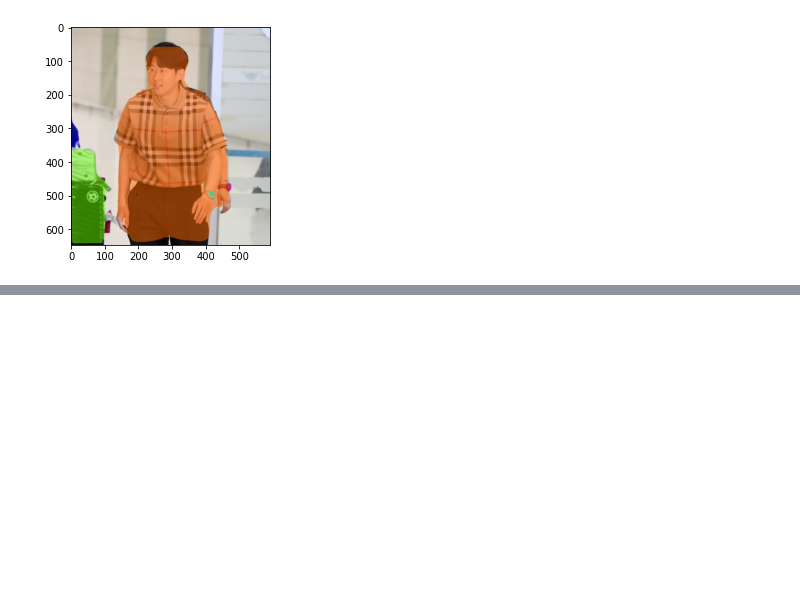
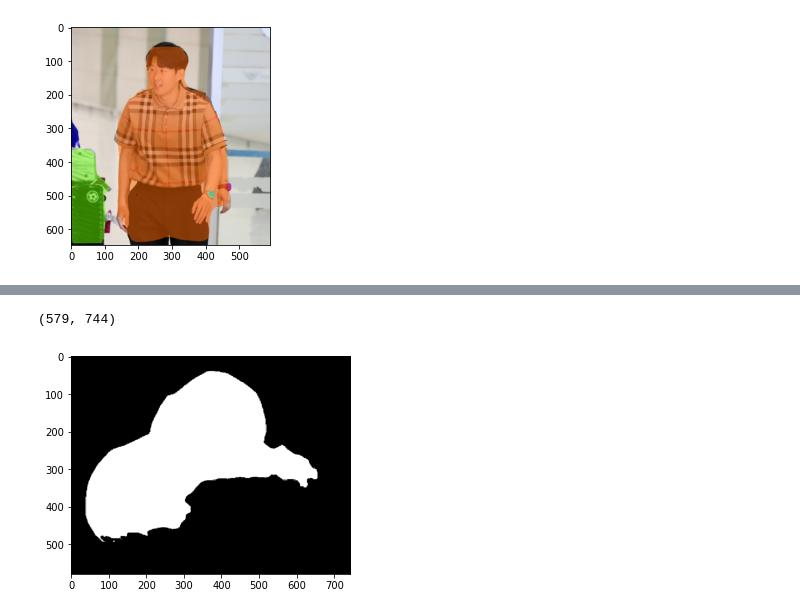
Before and after one commit to paranoidandroid2124/SonBJ_AIFFEL_quest_rs, a Jupyter notebook: Exploration/Quest04/human_segmentation.ipynb, the cells around one changed output, grey strips where cells are left out. Saved outputs shown, nothing was run; the diff lists cells and outputs as text; code cells hidden in the pictures; blank space fills up the shorter version.

```diff
--- a/Exploration/Quest04/human_segmentation.ipynb
+++ b/Exploration/Quest04/human_segmentation.ipynb
@@ -326,0 +371,10 @@ plt.show()
+# %%
+dog_color = (128,0,64)
+
+dog_seg_map = np.all(output==dog_color, axis=-1)
+print(dog_seg_map.shape)
+plt.imshow(dog_seg_map, cmap='gray')
+plt.show()
+# %% [output]
+(579, 744)
+[figure, added]
```
Also changed, not shown: parts of 21 cells of this notebook, 2 other files.
